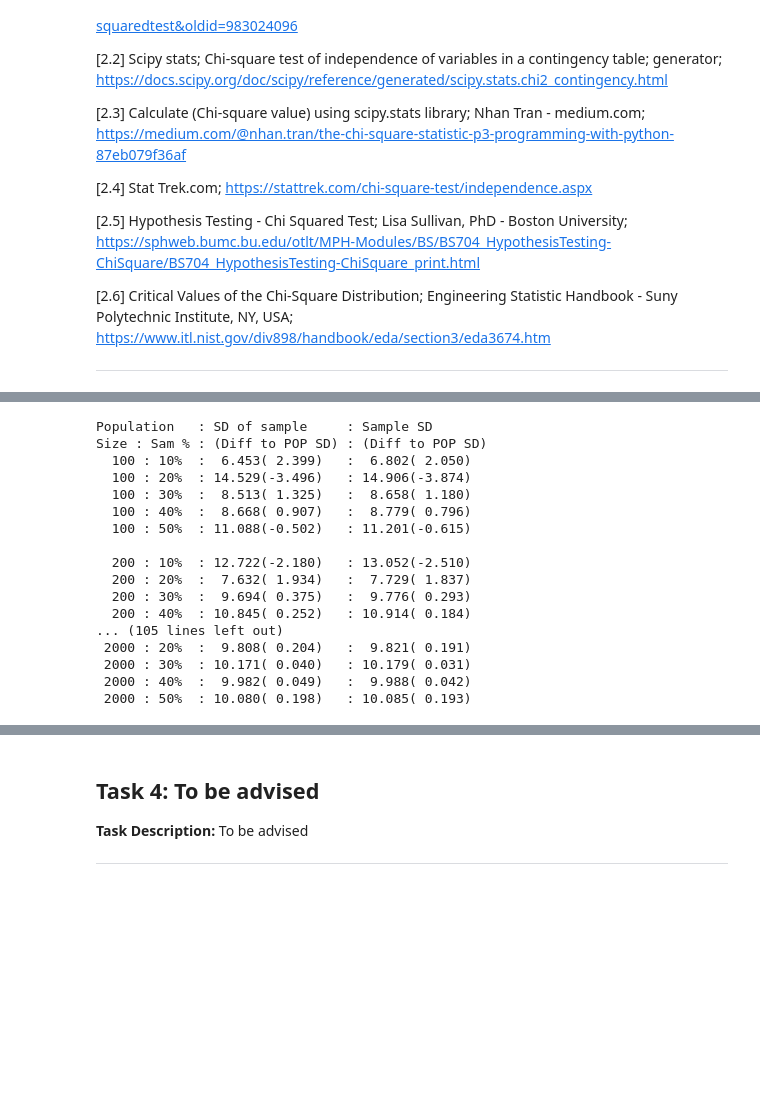
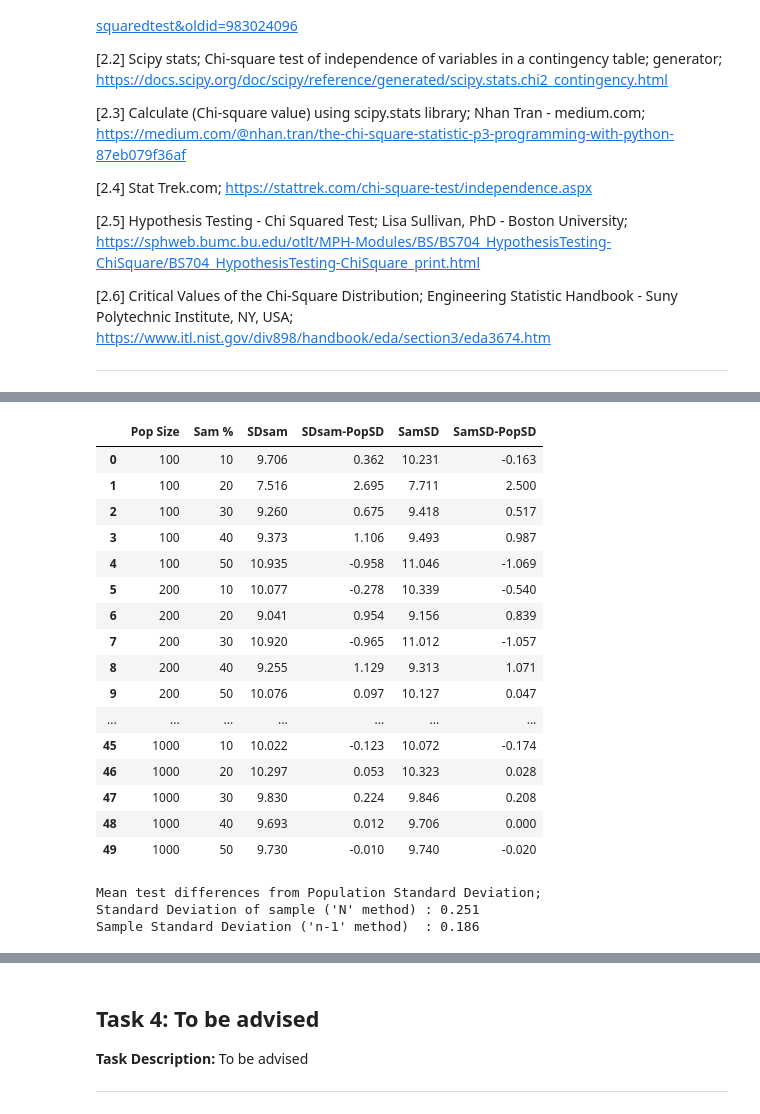
Before and after one commit to markcot/MachLearnTasks, a Jupyter notebook: Tasks.ipynb, the cells around one changed output, grey strips where cells are left out. Drawn from its saved outputs; the diff is of its cells as text; code cells hidden in the pictures; blank space fills up the shorter version.

```diff
--- a/Tasks.ipynb
+++ b/Tasks.ipynb
@@ -663,7 +663,7 @@ def sdp(pop):
     """Function to calculate the standard deviation
         of a population using the 'N' method
         """
-    return np.sqrt(np.square(pop - np.mean(pop)).sum()/pop.size)
+    return np.sqrt(np.sum(np.square(pop - np.mean(pop)))/pop.size)
 
 # Calculate the standard deviation of the whole population using the 'N' method
 sd_p = sdp(pop)
@@ -697,7 +697,7 @@ def sds(pop):
     """Function to calculate the sample standard deviation
         of a population using the 'n-1' method
         """
-    return np.sqrt(np.square(pop - np.mean(pop)).sum()/(pop.size-1))
+    return np.sqrt(np.sum(np.square(pop - np.mean(pop)))/(pop.size-1))
 
 # Calculate the standard deviation of sample population using the 'n-1' method
 sd_s = sds(sam_pop)
@@ -723,54 +723,77 @@ Sample SD  9.467
 mean = 50
 sd = 10
 sam_prop = 0.5
 
 # Create array for storing population number
 pop_arr = []
 # Number of step to increase population
-for n in range(100, 2100, 100):
+for n in range(100, 1100, 100):
   pop_arr.append(n)
 
+# Create array for storing population proportions
 sam_prop_arr = []
 # Number of % steps to increase proportion of sample
 for n in range(10, 60, 10):
   sam_prop_arr.append(n/100)
+
+# Create df for storing test results. Code adapted from https://stackoverflow.com/a/43574027
+col = ['Pop Size', 'Sam %', 'SDsam', 'SDsam-PopSD', 'SamSD', 'SamSD-PopSD']
+test_df = pd.DataFrame(columns = col)
+
 # Print headings
-print("Population   : SD of sample     : Sample SD")
-print("Size : Sam % : (Diff to POP SD) : (Diff to POP SD)")
+#print("Population     : SD of sample     : Sample SD")
+#print("Size   : Sam % : (Diff to POP SD) : (Diff to POP SD)")
 # For each population
 for p in pop_arr:
     # For each proportion of population
     for sam_prop in sam_prop_arr:
         # Generate a population of that size
         pop = np.random.normal(mean,sd,p).astype(int)
         # Take a % sample of the population
         sam_pop = np.random.choice(pop, size=int(sam_prop*pop.size), replace=False)
         # Calculate the standard deviation of the whole population using the 'N' method
         sd_p = sdp(pop)
         # Calculate the standard deviation of the sample population using the 'N' method
         sam_sd_p = sdp(sam_pop)
         # Calculate the standard deviation of sample population using the 'n-1' method
         sd_s = sds(sam_pop)
         # Display whole population SD result, SD for sample result & sample SD result
-        print(f"{pop.size:5d} : {int(sam_prop*100)}%  : {sam_sd_p:6.3f}({sd_p-sam_sd_p:6.3f})   : {sd_s:6.3f}({sd_p-sd_s:6.3f})")
-    print("")
+        #print(f"{pop.size:5d}  : {int(sam_prop*100)}%   : {sam_sd_p:6.3f}({sd_p-sam_sd_p:6.3f})   : {sd_s:6.3f}({sd_p-sd_s:6.3f})")
+        # Create row for adding to test_df
+        row_df = pd.DataFrame(data=[[pop.size, int(sam_prop*100), round(sam_sd_p,3),
+                               round(sd_p-sam_sd_p,3), round(sd_s,3), round(sd_p-sd_s,3)]], columns = col)
+        # Add row to test_df. Code adapted from
+        # https://pandas.pydata.org/pandas-docs/stable/reference/api/pandas.DataFrame.append.html
+        test_df = test_df.append(row_df, ignore_index=True)
+    #print("")
+
+test_df
 # %% [output]
-Population   : SD of sample     : Sample SD
-Size : Sam % : (Diff to POP SD) : (Diff to POP SD)
-  100 : 10%  :  6.453( 2.399)   :  6.802( 2.050)
-  100 : 20%  : 14.529(-3.496)   : 14.906(-3.874)
-  100 : 30%  :  8.513( 1.325)   :  8.658( 1.180)
-  100 : 40%  :  8.668( 0.907)   :  8.779( 0.796)
-  100 : 50%  : 11.088(-0.502)   : 11.201(-0.615)
-
-  200 : 10%  : 12.722(-2.180)   : 13.052(-2.510)
-  200 : 20%  :  7.632( 1.934)   :  7.729( 1.837)
-  200 : 30%  :  9.694( 0.375)   :  9.776( 0.293)
-  200 : 40%  : 10.845( 0.252)   : 10.914( 0.184)
-... (105 lines left out)
- 2000 : 20%  :  9.808( 0.204)   :  9.821( 0.191)
- 2000 : 30%  : 10.171( 0.040)   : 10.179( 0.031)
- 2000 : 40%  :  9.982( 0.049)   :  9.988( 0.042)
- 2000 : 50%  : 10.080( 0.198)   : 10.085( 0.193)
+|  | Pop Size | Sam % | SDsam | SDsam-PopSD | SamSD | SamSD-PopSD |
+| 0 | 100 | 10 | 9.706 | 0.362 | 10.231 | -0.163 |
+| 1 | 100 | 20 | 7.516 | 2.695 | 7.711 | 2.500 |
+| 2 | 100 | 30 | 9.260 | 0.675 | 9.418 | 0.517 |
+| 3 | 100 | 40 | 9.373 | 1.106 | 9.493 | 0.987 |
+| 4 | 100 | 50 | 10.935 | -0.958 | 11.046 | -1.069 |
+| 5 | 200 | 10 | 10.077 | -0.278 | 10.339 | -0.540 |
+| 6 | 200 | 20 | 9.041 | 0.954 | 9.156 | 0.839 |
+| 7 | 200 | 30 | 10.920 | -0.965 | 11.012 | -1.057 |
+| 8 | 200 | 40 | 9.255 | 1.129 | 9.313 | 1.071 |
+| 9 | 200 | 50 | 10.076 | 0.097 | 10.127 | 0.047 |
+| ... | ... | ... | ... | ... | ... | ... |
+| 45 | 1000 | 10 | 10.022 | -0.123 | 10.072 | -0.174 |
+| 46 | 1000 | 20 | 10.297 | 0.053 | 10.323 | 0.028 |
+| 47 | 1000 | 30 | 9.830 | 0.224 | 9.846 | 0.208 |
+| 48 | 1000 | 40 | 9.693 | 0.012 | 9.706 | 0.000 |
+| 49 | 1000 | 50 | 9.730 | -0.010 | 9.740 | -0.020 |
+# %%
+# Calculate average difference for 'N' and 'n-1' Code adapted from https://stackoverflow.com/a/31037360
+print(f"""Mean test differences from Population Standard Deviation;
+Standard Deviation of sample ('N' method) : {round(test_df["SDsam-PopSD"].mean(),3)}
+Sample Standard Deviation ('n-1' method)  : {round(test_df["SamSD-PopSD"].mean(),3)}""")
+# %% [output]
+Mean test differences from Population Standard Deviation;
+Standard Deviation of sample ('N' method) : 0.251
+Sample Standard Deviation ('n-1' method)  : 0.186
 # %% [markdown]
 ### Conclusions
```
Also changed, not shown: parts of 7 cells of this notebook.
